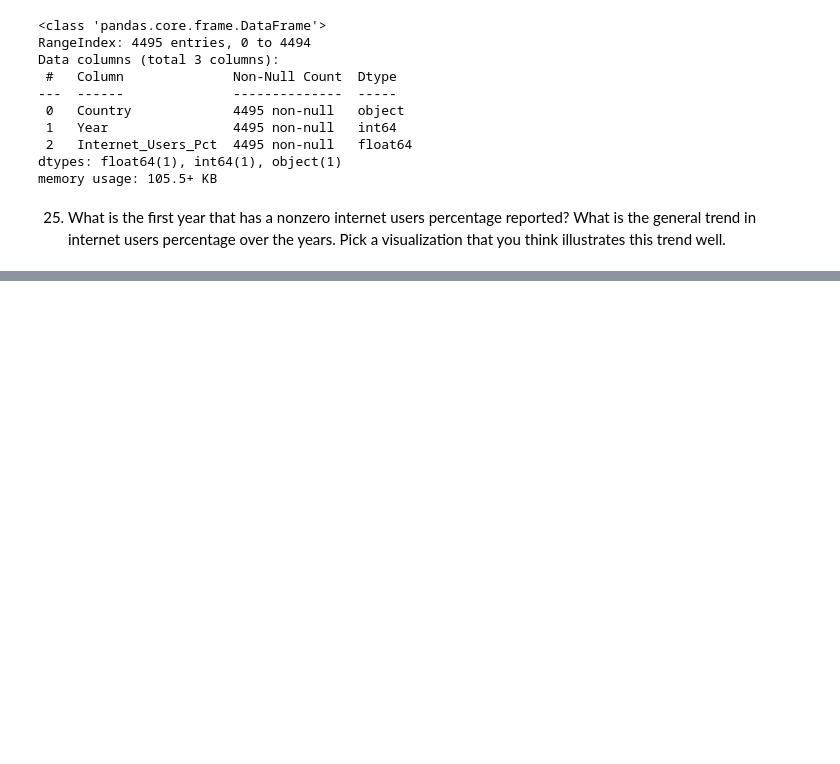
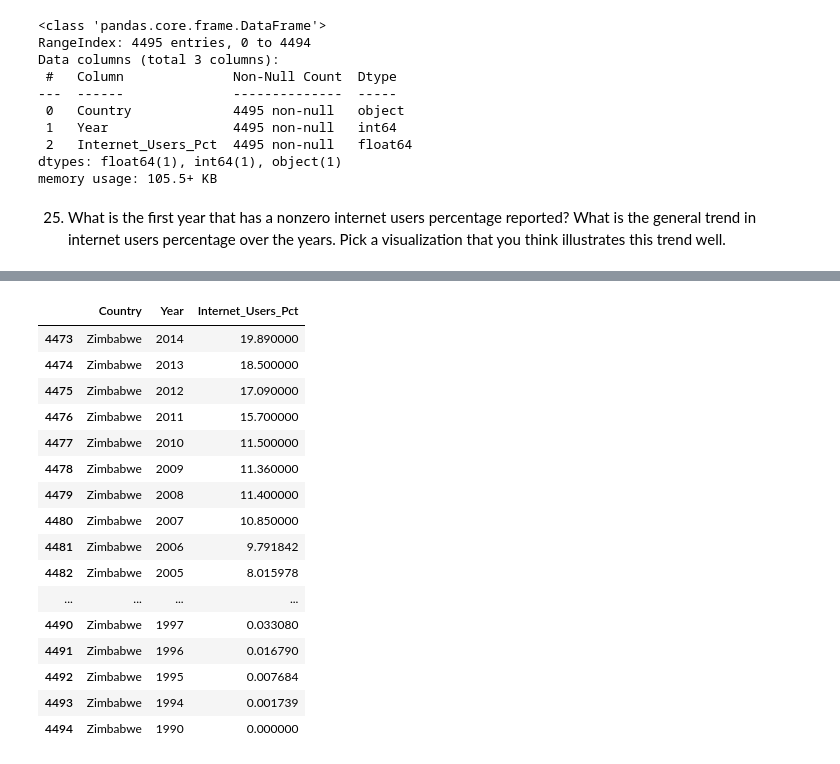
Before and after one commit to nss-data-science-cohort-4/dq1-undata-ocnrandolph, a Jupyter notebook: notebooks/UN_Data_Exploration.ipynb, the cells around one changed output, grey strips where cells are left out. Cells and saved outputs as stored; diff of their text form; code cells hidden in the pictures; blank space fills up the shorter version.

```diff
--- a/notebooks/UN_Data_Exploration.ipynb
+++ b/notebooks/UN_Data_Exploration.ipynb
@@ -617 +649,21 @@ memory usage: 105.5+ KB
+# %%
+internet_df[internet_df[''] == 'Zimbabwe']
+# %% [output]
+|  | Country | Year | Internet_Users_Pct |
+| 4473 | Zimbabwe | 2014 | 19.890000 |
+| 4474 | Zimbabwe | 2013 | 18.500000 |
+| 4475 | Zimbabwe | 2012 | 17.090000 |
+| 4476 | Zimbabwe | 2011 | 15.700000 |
+| 4477 | Zimbabwe | 2010 | 11.500000 |
+| 4478 | Zimbabwe | 2009 | 11.360000 |
+| 4479 | Zimbabwe | 2008 | 11.400000 |
+| 4480 | Zimbabwe | 2007 | 10.850000 |
+| 4481 | Zimbabwe | 2006 | 9.791842 |
+| 4482 | Zimbabwe | 2005 | 8.015978 |
+| ... | ... | ... | ... |
+| 4490 | Zimbabwe | 1997 | 0.033080 |
+| 4491 | Zimbabwe | 1996 | 0.016790 |
+| 4492 | Zimbabwe | 1995 | 0.007684 |
+| 4493 | Zimbabwe | 1994 | 0.001739 |
+| 4494 | Zimbabwe | 1990 | 0.000000 |
 # %%
```
Also changed, not shown: parts of 4 cells of this notebook.
